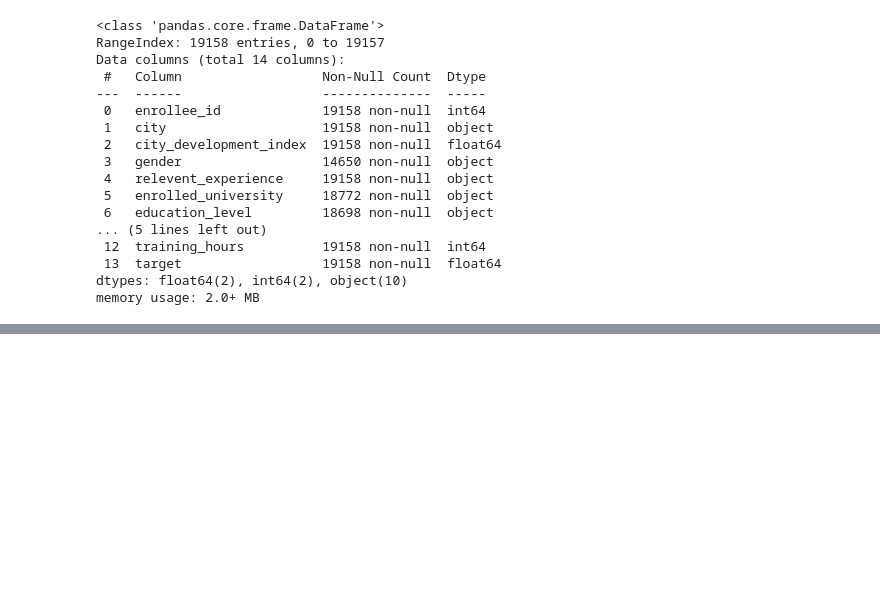
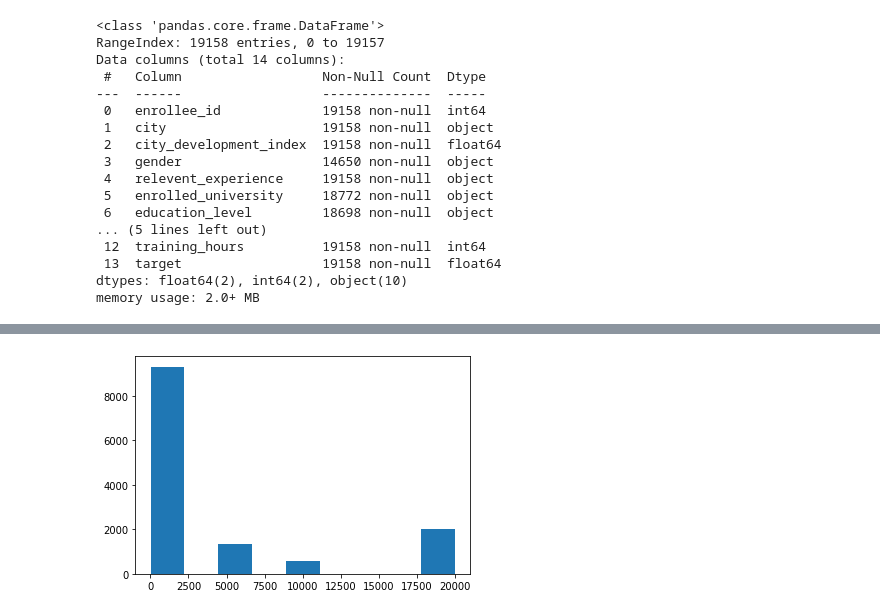
Before and after one commit to LMAXL7791211/ML_in_business, a Jupyter notebook: HW6 ML in business Lukyanov.m.ipynb, the cells around one changed output, grey strips where cells are left out. Saved outputs shown, nothing was run; the diff lists cells and outputs as text; code cells hidden in the pictures; blank space fills up the shorter version.

```diff
--- a/HW6 ML in business Lukyanov.m.ipynb
+++ b/HW6 ML in business Lukyanov.m.ipynb
@@ -148,0 +277,5 @@ citi_dev_group.loc[citi_dev_group['city'] > 1]
+# %%
+plt.hist(df3['company_size_high'], bins = 9)
+plt.show()
+# %% [output]
+[figure, added]
```
Also changed, not shown: parts of 92 cells of this notebook.
